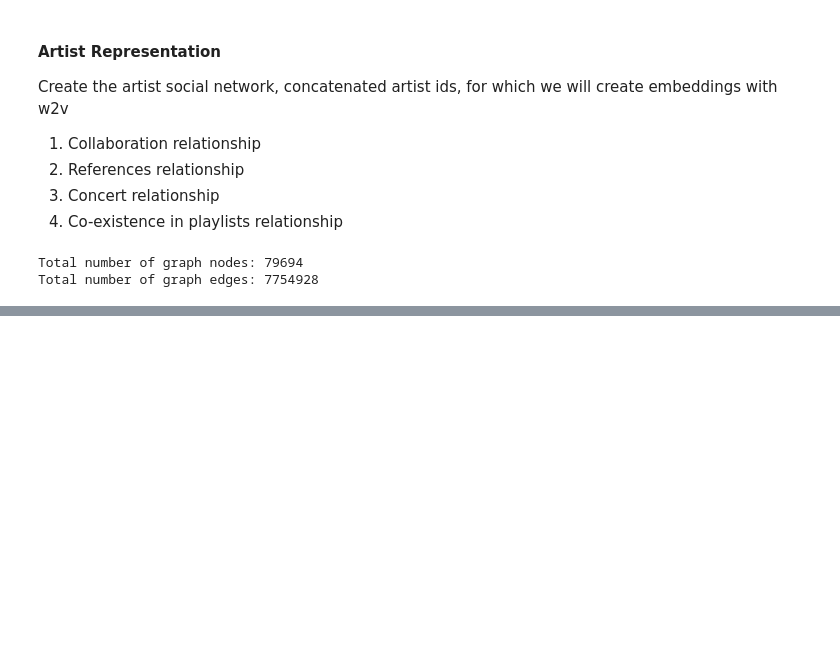
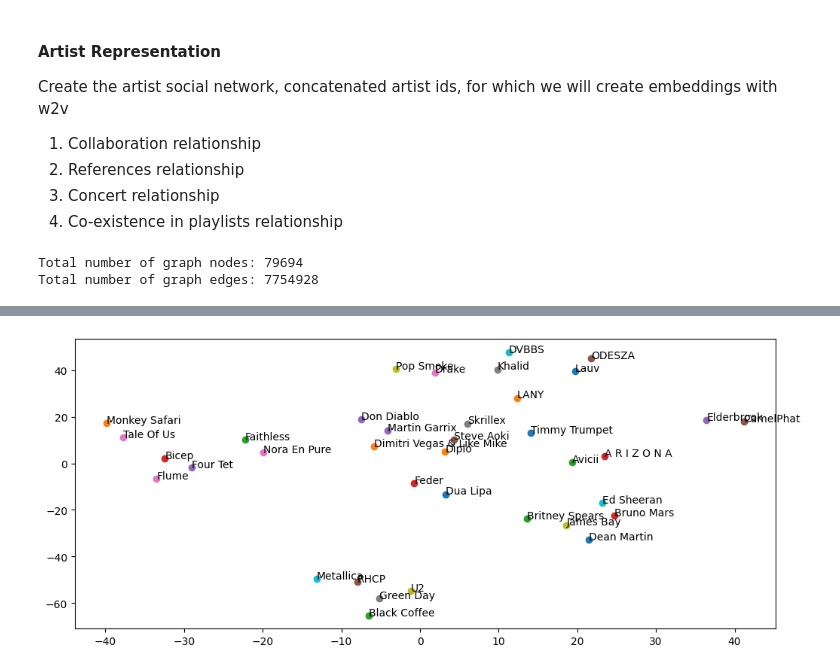
Before and after one commit to taslanidis/Music-Recommender, a Jupyter notebook: analyses/artist_embeddings.ipynb, the cells around one changed output, grey strips where cells are left out. Saved outputs shown, nothing was run; the diff lists cells and outputs as text; code cells hidden in the pictures; blank space fills up the shorter version.

```diff
--- a/analyses/artist_embeddings.ipynb
+++ b/analyses/artist_embeddings.ipynb
@@ -233,0 +317,17 @@ plt.show()
+# %%
+imputations = {}
+
+for artist_id in missing_artists:
+
+    if artist_id not in artist_genre_based_embeddings:
+        continue
+
+    neighbors = nn.kneighbors([artist_genre_based_embeddings[artist_id]])
+
+    neighbors_embeddings = []
+    for neighbor_index in neighbors[1][0]:
+        hit_artist_id = potential_hits_artist_ids[neighbor_index]
+        neighbors_embeddings.append(mdl.wv.get_vector(hit_artist_id))
+
+    artist_imputed_embedding = np.average(neighbors_embeddings, axis=0)
+    imputations[artist_id] = artist_imputed_embedding
@@ -233,0 +338,2 @@ plt.show()
+# %%
+mdl.wv.add_vectors(list(imputations.keys()), list(imputations.values()))
@@ -235,0 +391,30 @@ mdl.save("../models/artist_embedding_v4.model")
+# %%
+from sklearn.manifold import TSNE
+import matplotlib.pyplot as plt
+
+tokens = []
+labels = []
+
+for name in interested_artists:
+    labels.append(name)
+    tokens.append(mdl.wv.get_vector(interested_artists[name]))
+
+tsne_model = TSNE(perplexity=5, n_components=2, init='pca', n_iter=2000, random_state=13, metric='cosine')
+new_values = tsne_model.fit_transform(np.array(tokens))
+
+x = []
+y = []
+for value in new_values:
+    x.append(value[0])
+    y.append(value[1])
+
+fig, ax = plt.subplots(figsize=(12,5))
+for i in range(len(x)):
+    ax.scatter(x[i], y[i])
+
+for i, txt in enumerate(labels):
+    ax.annotate(txt, (x[i], y[i]))
+
+plt.show()
+# %% [output]
+[figure, added]
```
Also changed, not shown: parts of 27 cells of this notebook, 10 other files.
